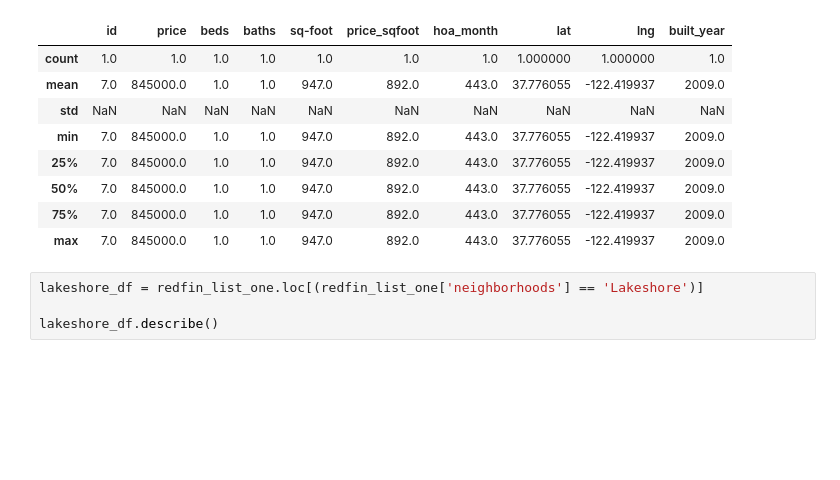
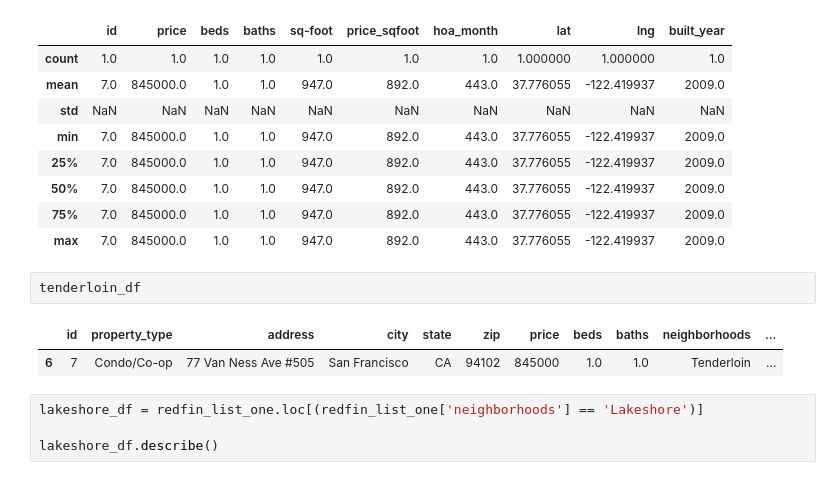
Before and after one commit to jennylynnramz/Project2, a Jupyter notebook: JenniferWorkingFiles/NeighborhoodMatch/cleaning_neighborhood_names.ipynb, the cells around one changed output. Cells and saved outputs as stored; diff of their text form; blank space fills up the shorter version.

```diff
--- a/JenniferWorkingFiles/NeighborhoodMatch/cleaning_neighborhood_names.ipynb
+++ b/JenniferWorkingFiles/NeighborhoodMatch/cleaning_neighborhood_names.ipynb
@@ -341,6 +357,11 @@ tenderloin_df.describe()
 | 50% | 7.0 | 845000.0 | 1.0 | 1.0 | 947.0 | 892.0 | 443.0 | 37.776055 | -122.419937 | 2009.0 |
 | 75% | 7.0 | 845000.0 | 1.0 | 1.0 | 947.0 | 892.0 | 443.0 | 37.776055 | -122.419937 | 2009.0 |
 | max | 7.0 | 845000.0 | 1.0 | 1.0 | 947.0 | 892.0 | 443.0 | 37.776055 | -122.419937 | 2009.0 |
+# %%
+tenderloin_df
+# %% [output]
+|  | id | property_type | address | city | state | zip | price | beds | baths | neighborhoods | ... |
+| 6 | 7 | Condo/Co-op | 77 Van Ness Ave #505 | San Francisco | CA | 94102 | 845000 | 1.0 | 1.0 | Tenderloin | ... |
 # %%
 lakeshore_df = redfin_list_one.loc[(redfin_list_one['neighborhoods'] == 'Lakeshore')]
 
```
Also changed, not shown: parts of 2 cells of this notebook.
